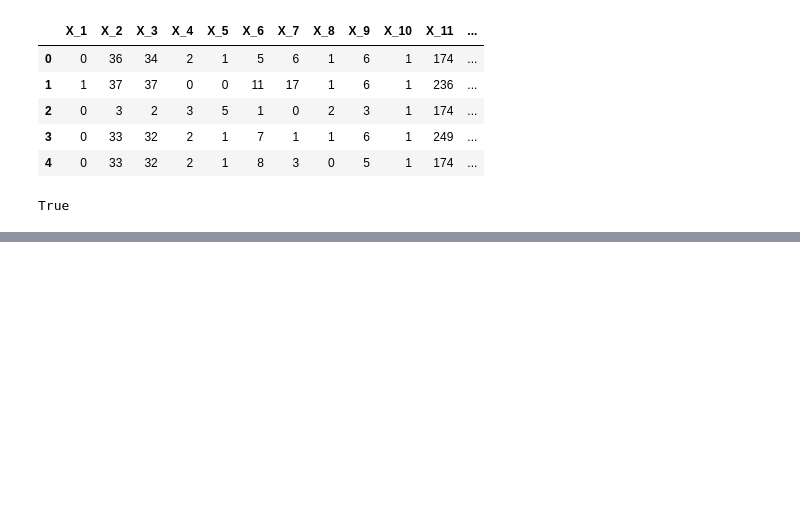
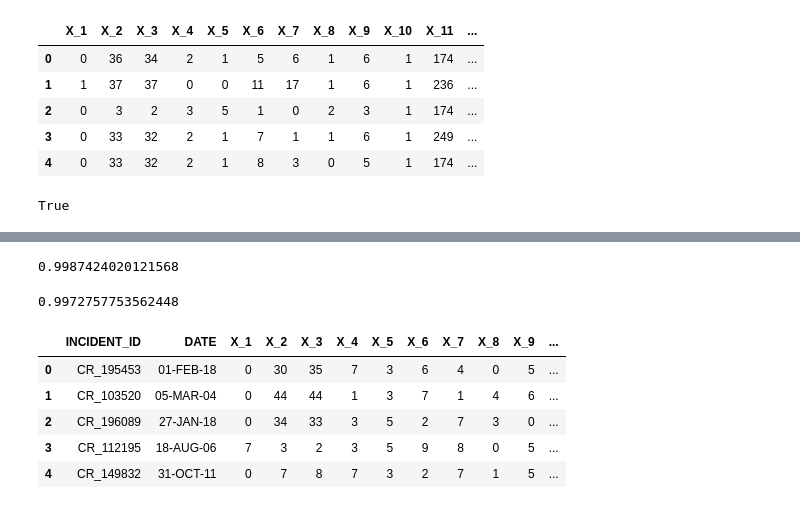
Before and after one commit to shobhitsundriyal/f_challenges, a Jupyter notebook: HE_NDS.ipynb, the cells around one changed output, grey strips where cells are left out. Cells and saved outputs as stored; diff of their text form; code cells hidden in the pictures; blank space fills up the shorter version.

```diff
--- a/HE_NDS.ipynb
+++ b/HE_NDS.ipynb
@@ -95,0 +115,18 @@ X.shape
+# %%
+xgb.score(x_train, y_train)
+# %% [output]
+0.9987424020121568
+# %%
+xgb.score(x_test, y_test)
+# %% [output]
+0.9972757753562448
+# %%
+test_df = pd.read_csv('Dataset/Test.csv')
+test_df.head()
+# %% [output]
+|  | INCIDENT_ID | DATE | X_1 | X_2 | X_3 | X_4 | X_5 | X_6 | X_7 | X_8 | X_9 | ... |
+| 0 | CR_195453 | 01-FEB-18 | 0 | 30 | 35 | 7 | 3 | 6 | 4 | 0 | 5 | ... |
+| 1 | CR_103520 | 05-MAR-04 | 0 | 44 | 44 | 1 | 3 | 7 | 1 | 4 | 6 | ... |
+| 2 | CR_196089 | 27-JAN-18 | 0 | 34 | 33 | 3 | 5 | 2 | 7 | 3 | 0 | ... |
+| 3 | CR_112195 | 18-AUG-06 | 7 | 3 | 2 | 3 | 5 | 9 | 8 | 0 | 5 | ... |
+| 4 | CR_149832 | 31-OCT-11 | 0 | 7 | 8 | 7 | 3 | 2 | 7 | 1 | 5 | ... |
```
Also changed, not shown: parts of 11 cells of this notebook.
